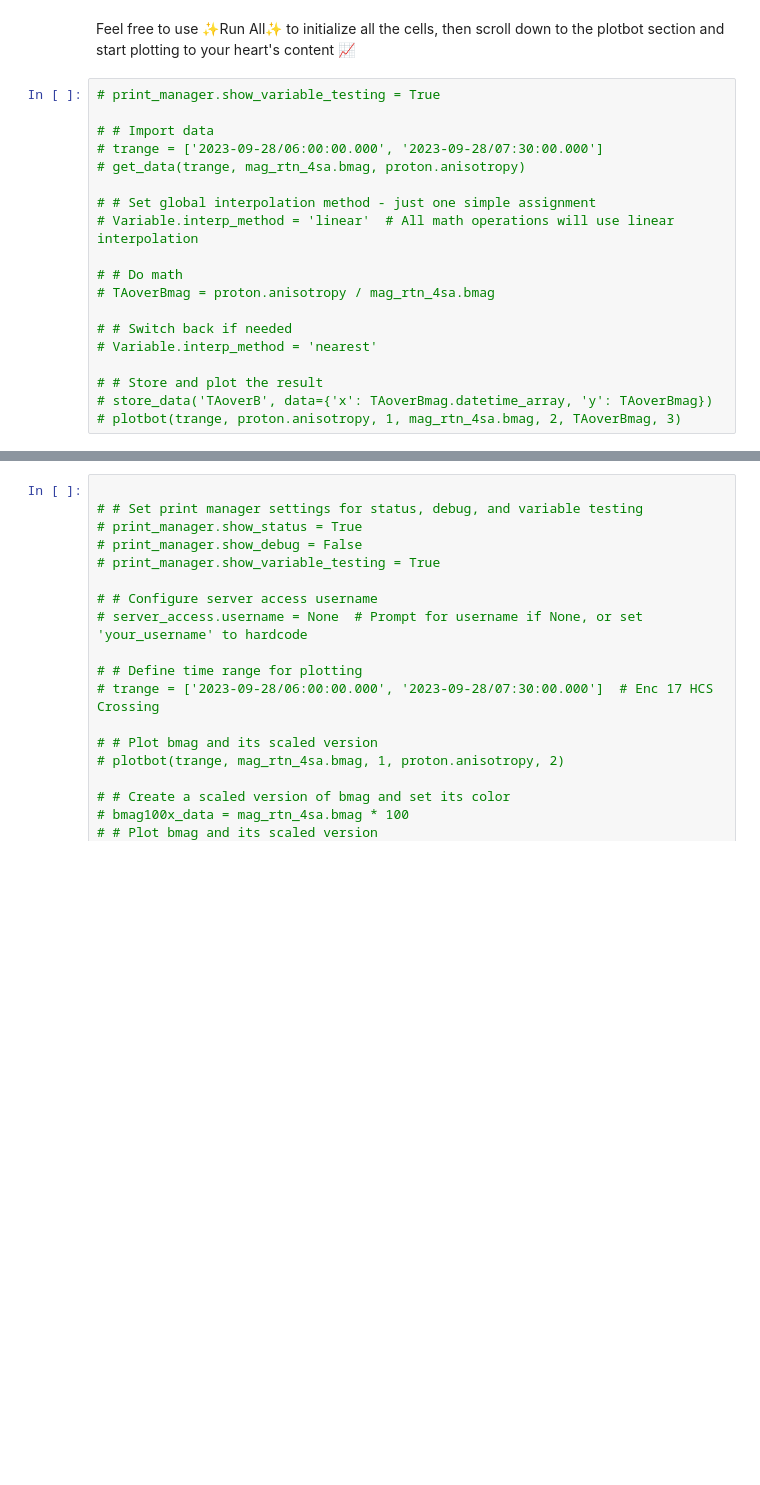
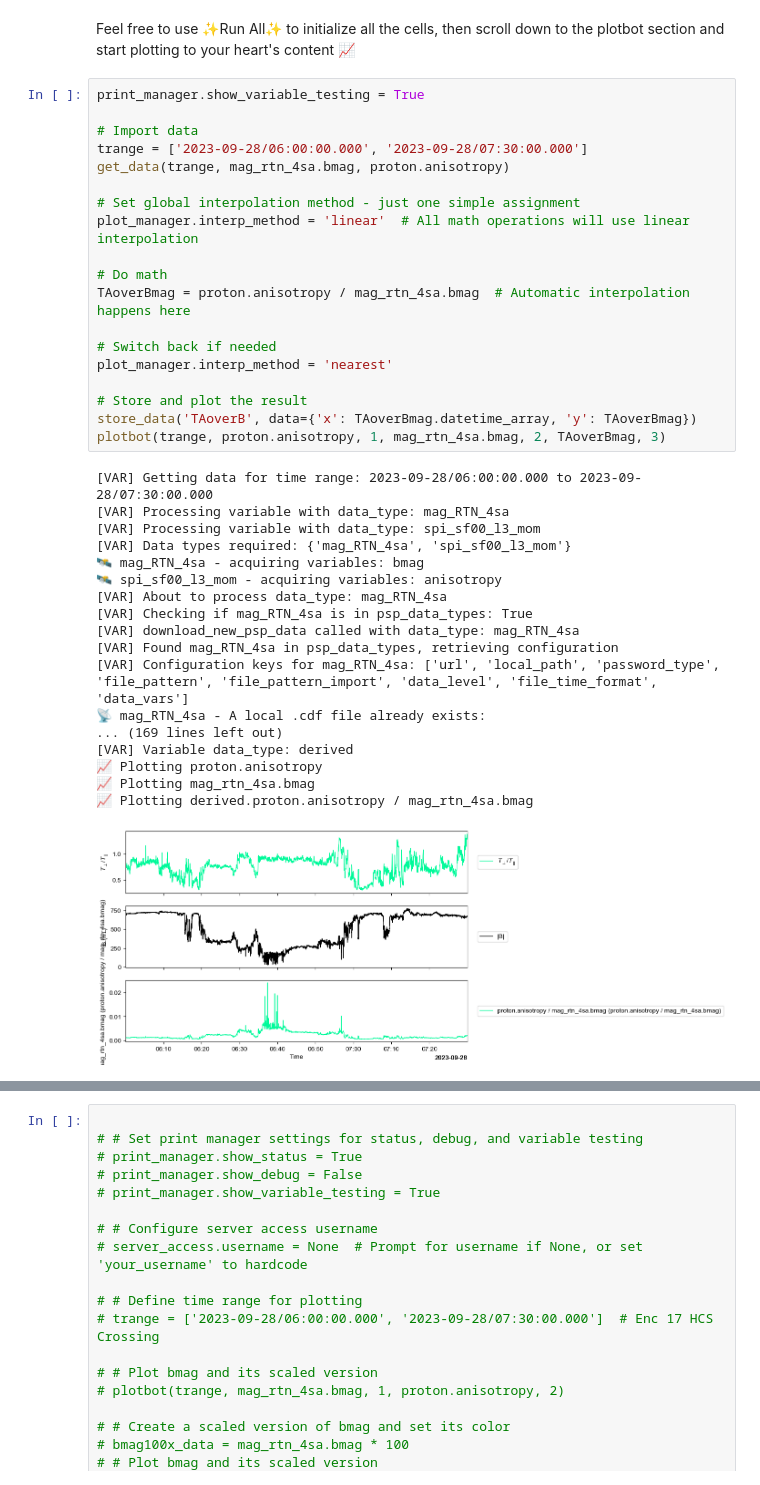
Before and after one commit to Sonified/Plotbot, a Jupyter notebook: Plotbot.ipynb, the cells around one changed output, grey strips where cells are left out. Saved outputs shown, nothing was run; the diff lists cells and outputs as text; blank space fills up the shorter version.

```diff
--- a/Plotbot.ipynb
+++ b/Plotbot.ipynb
@@ -36,24 +36,43 @@ Feel free to use ✨Run All✨ to
 initialize all the cells, then scroll down to the plotbot section
 and start plotting to your heart's content 📈
 # %%
-# print_manager.show_variable_testing = True
+print_manager.show_variable_testing = True
 
-# # Import data
-# trange = ['2023-09-28/06:00:00.000', '2023-09-28/07:30:00.000']
-# get_data(trange, mag_rtn_4sa.bmag, proton.anisotropy)
+# Import data
+trange = ['2023-09-28/06:00:00.000', '2023-09-28/07:30:00.000']
+get_data(trange, mag_rtn_4sa.bmag, proton.anisotropy)
 
-# # Set global interpolation method - just one simple assignment
-# Variable.interp_method = 'linear'  # All math operations will use linear interpolation
+# Set global interpolation method - just one simple assignment
+plot_manager.interp_method = 'linear'  # All math operations will use linear interpolation
 
-# # Do math
-# TAoverBmag = proton.anisotropy / mag_rtn_4sa.bmag
+# Do math
+TAoverBmag = proton.anisotropy / mag_rtn_4sa.bmag  # Automatic interpolation happens here
 
-# # Switch back if needed
-# Variable.interp_method = 'nearest'
+# Switch back if needed
+plot_manager.interp_method = 'nearest'
 
-# # Store and plot the result
-# store_data('TAoverB', data={'x': TAoverBmag.datetime_array, 'y': TAoverBmag})
-# plotbot(trange, proton.anisotropy, 1, mag_rtn_4sa.bmag, 2, TAoverBmag, 3)
+# Store and plot the result
+store_data('TAoverB', data={'x': TAoverBmag.datetime_array, 'y': TAoverBmag})
+plotbot(trange, proton.anisotropy, 1, mag_rtn_4sa.bmag, 2, TAoverBmag, 3)
+# %% [output]
+[VAR] Getting data for time range: 2023-09-28/06:00:00.000 to 2023-09-28/07:30:00.000
+[VAR] Processing variable with data_type: mag_RTN_4sa
+[VAR] Processing variable with data_type: spi_sf00_l3_mom
+[VAR] Data types required: {'mag_RTN_4sa', 'spi_sf00_l3_mom'}
+🛰️ mag_RTN_4sa - acquiring variables: bmag
+🛰️ spi_sf00_l3_mom - acquiring variables: anisotropy
+[VAR] About to process data_type: mag_RTN_4sa
+[VAR] Checking if mag_RTN_4sa is in psp_data_types: True
+[VAR] download_new_psp_data called with data_type: mag_RTN_4sa
+[VAR] Found mag_RTN_4sa in psp_data_types, retrieving configuration
+[VAR] Configuration keys for mag_RTN_4sa: ['url', 'local_path', 'password_type', 'file_pattern', 'file_pattern_import', 'data_level', 'file_time_format', 'data_vars']
+📡 mag_RTN_4sa - A local .cdf file already exists:
+... (169 lines left out)
+[VAR] Variable data_type: derived
+📈 Plotting proton.anisotropy
+📈 Plotting mag_rtn_4sa.bmag
+📈 Plotting derived.proton.anisotropy / mag_rtn_4sa.bmag
+[figure, added]
 # %%
 
 # Set print manager settings for status, debug, and variable testing
```
Also changed, not shown: parts of 5 cells of this notebook, 4 other files.
